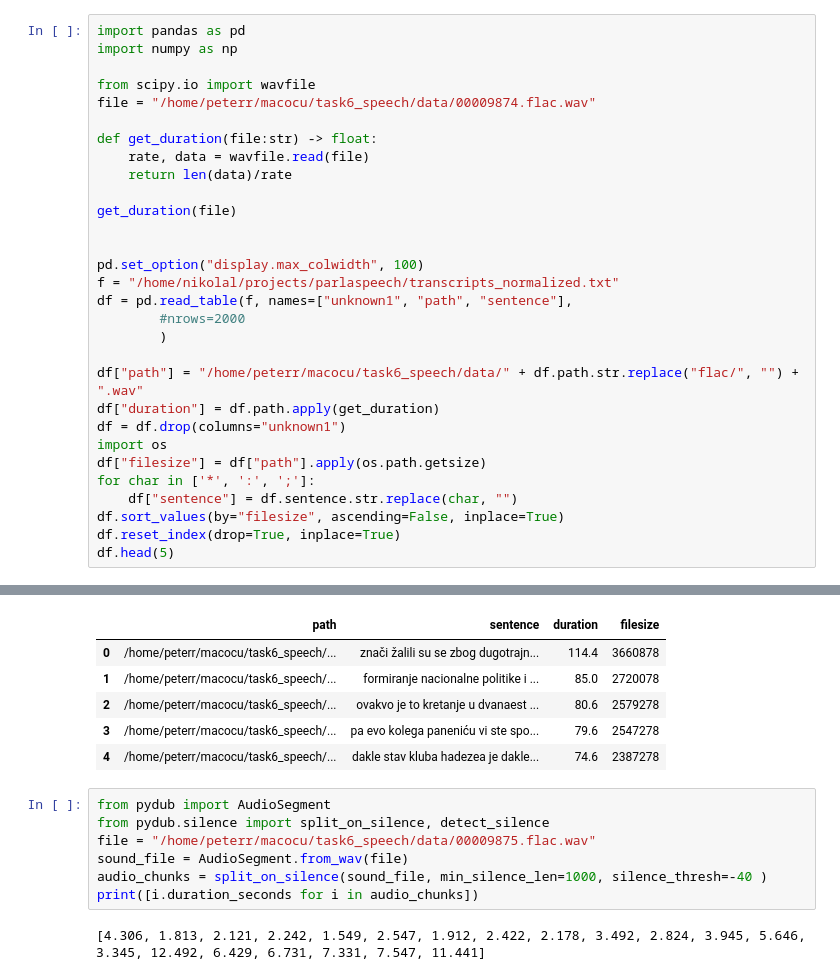
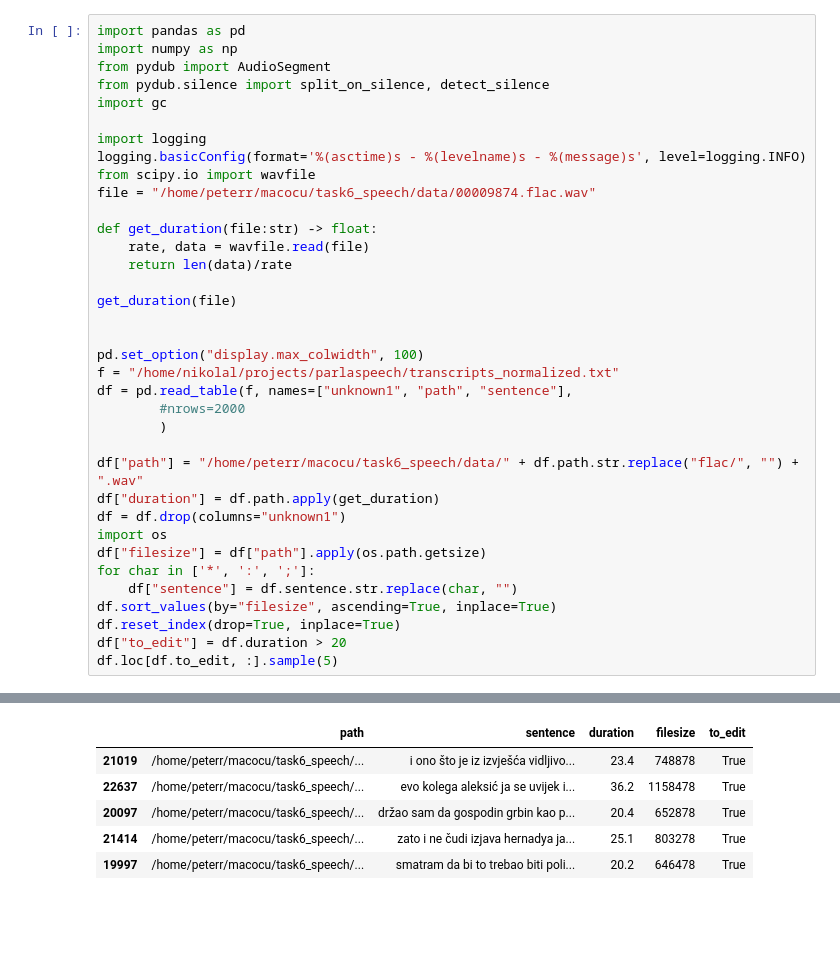
Before and after one commit to 5roop/task6_speech, a Jupyter notebook: 8_dataset_advanced_processing.ipynb, the cells around one changed output, grey strips where cells are left out. Drawn from its saved outputs; the diff is of its cells as text; blank space fills up the shorter version.

Commit message:
Debugged the logic and ran the pipeline to find splits.

```diff
--- a/8_dataset_advanced_processing.ipynb
+++ b/8_dataset_advanced_processing.ipynb
@@ -1,7 +1,12 @@
 # %%
 import pandas as pd
 import numpy as np
+from pydub import AudioSegment
+from pydub.silence import split_on_silence, detect_silence
+import gc
 
+import logging
+logging.basicConfig(format='%(asctime)s - %(levelname)s - %(message)s', level=logging.INFO)
 from scipy.io import wavfile
 file = "/home/peterr/macocu/task6_speech/data/00009874.flac.wav"
 
@@ -25,7 +30,8 @@ import os
 df["filesize"] = df["path"].apply(os.path.getsize)
 for char in ['*', ':', ';']:
     df["sentence"] = df.sentence.str.replace(char, "")
-df.sort_values(by="filesize", ascending=False, inplace=True)
+df.sort_values(by="filesize", ascending=True, inplace=True)
 df.reset_index(drop=True, inplace=True)
-df.head(5)
+df["to_edit"] = df.duration > 20
+df.loc[df.to_edit, :].sample(5)
 # %% [output]
@@ -32,15 +39,6 @@ df.head(5)
-|  | path | sentence | duration | filesize |
-| 0 | /home/peterr/macocu/task6_speech/... | znači žalili su se zbog dugotrajn... | 114.4 | 3660878 |
-| 1 | /home/peterr/macocu/task6_speech/... | formiranje nacionalne politike i ... | 85.0 | 2720078 |
-| 2 | /home/peterr/macocu/task6_speech/... | ovakvo je to kretanje u dvanaest ... | 80.6 | 2579278 |
-| 3 | /home/peterr/macocu/task6_speech/... | pa evo kolega paneniću vi ste spo... | 79.6 | 2547278 |
-| 4 | /home/peterr/macocu/task6_speech/... | dakle stav kluba hadezea je dakle... | 74.6 | 2387278 |
+|  | path | sentence | duration | filesize | to_edit |
+| 21019 | /home/peterr/macocu/task6_speech/... | i ono što je iz izvješća vidljivo... | 23.4 | 748878 | True |
+| 22637 | /home/peterr/macocu/task6_speech/... | evo kolega aleksić ja se uvijek i... | 36.2 | 1158478 | True |
+| 20097 | /home/peterr/macocu/task6_speech/... | držao sam da gospodin grbin kao p... | 20.4 | 652878 | True |
+| 21414 | /home/peterr/macocu/task6_speech/... | zato i ne čudi izjava hernadya ja... | 25.1 | 803278 | True |
+| 19997 | /home/peterr/macocu/task6_speech/... | smatram da bi to trebao biti poli... | 20.2 | 646478 | True |
-# %%
-from pydub import AudioSegment
-from pydub.silence import split_on_silence, detect_silence
-file = "/home/peterr/macocu/task6_speech/data/00009875.flac.wav"
-sound_file = AudioSegment.from_wav(file)
-audio_chunks = split_on_silence(sound_file, min_silence_len=1000, silence_thresh=-40 )
-print([i.duration_seconds for i in audio_chunks])
-# %% [output]
-[4.306, 1.813, 2.121, 2.242, 1.549, 2.547, 1.912, 2.422, 2.178, 3.492, 2.824, 3.945, 5.646, 3.345, 12.492, 6.429, 6.731, 7.331, 7.547, 11.441]
```
Also changed, not shown: parts of 4 cells of this notebook, 2 other files.
